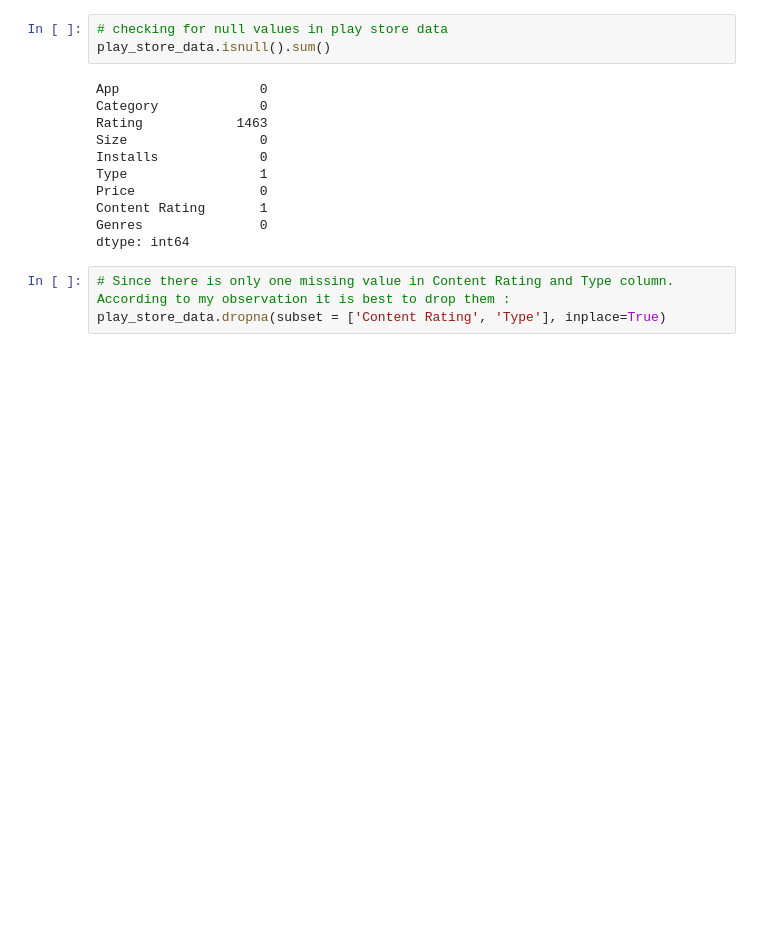
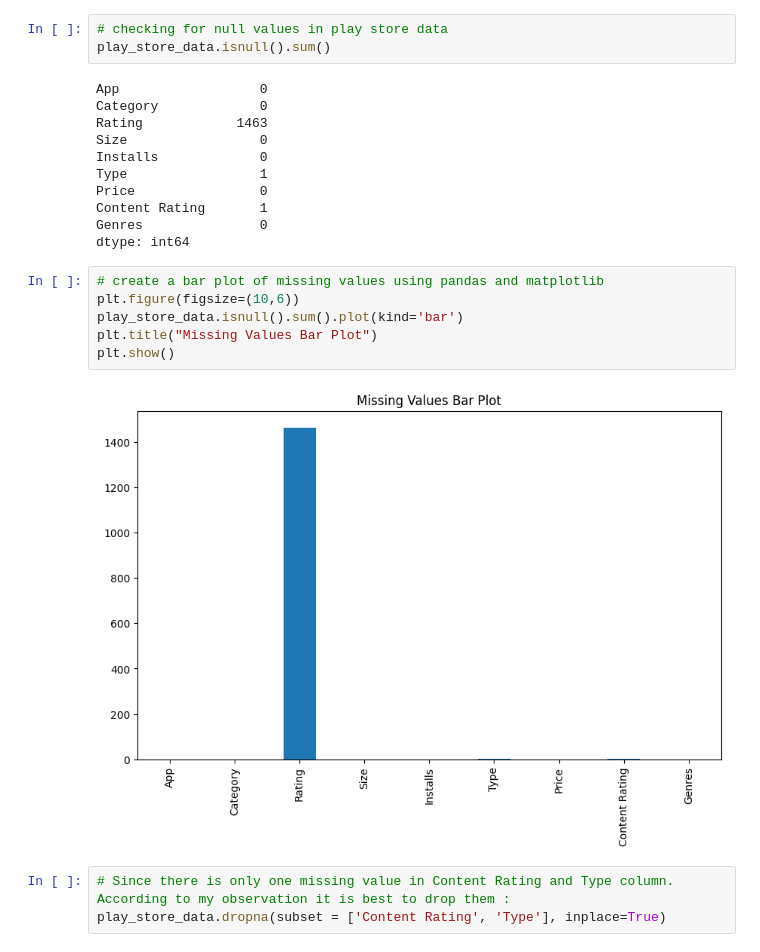
Before and after one commit to MijulSaxena/EDA-project-on-Gooogle-playstore., a Jupyter notebook: Play_Store_App_Review_Analysis_Capstone_Project_by_Mijul_Saxena.ipynb, the cells around one changed output. Saved outputs shown, nothing was run; the diff lists cells and outputs as text; blank space fills up the shorter version.

```diff
--- a/Play_Store_App_Review_Analysis_Capstone_Project_by_Mijul_Saxena.ipynb
+++ b/Play_Store_App_Review_Analysis_Capstone_Project_by_Mijul_Saxena.ipynb
@@ -159,6 +159,14 @@ Price                0
 Content Rating       1
 Genres               0
 dtype: int64
+# %%
+# create a bar plot of missing values using pandas and matplotlib
+plt.figure(figsize=(10,6))
+play_store_data.isnull().sum().plot(kind='bar')
+plt.title("Missing Values Bar Plot")
+plt.show()
+# %% [output]
+[figure, added]
 # %%
 # Since there is only one missing value in Content Rating and Type column. According to my observation it is best to drop them :
 play_store_data.dropna(subset = ['Content Rating', 'Type'], inplace=True)
```
Also changed, not shown: parts of 13 cells of this notebook.
